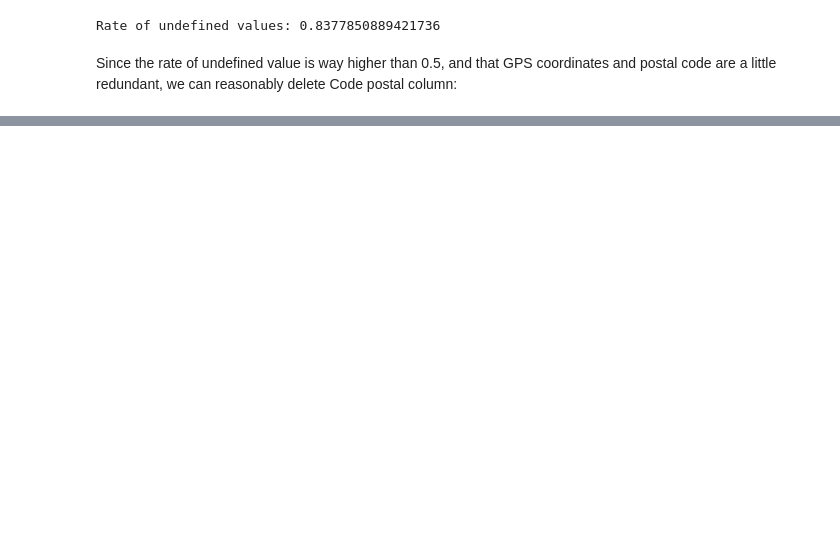
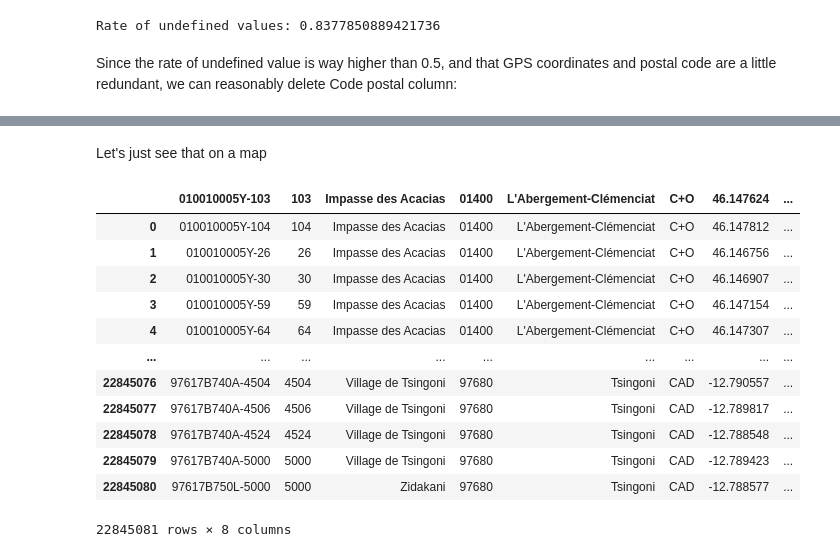
Before and after one commit to youenn-loie/delta, a Jupyter notebook: bars/src/data_bars/main.ipynb, the cells around one changed output, grey strips where cells are left out. Cells and saved outputs as stored; diff of their text form; code cells hidden in the pictures; blank space fills up the shorter version.

```diff
--- a/bars/src/data_bars/main.ipynb
+++ b/bars/src/data_bars/main.ipynb
@@ -75,0 +127,19 @@ data_bars
+# %% [markdown]
+Let's just see that on a map
+# %%
+postalCodes = pd.read_csv('../../data/postal-code.csv')
+postalCodes
+# %% [output]
+|  | 010010005Y-103 | 103 | Impasse des Acacias | 01400 | L'Abergement-Clémenciat | C+O | 46.147624 | ... |
+| 0 | 010010005Y-104 | 104 | Impasse des Acacias | 01400 | L'Abergement-Clémenciat | C+O | 46.147812 | ... |
+| 1 | 010010005Y-26 | 26 | Impasse des Acacias | 01400 | L'Abergement-Clémenciat | C+O | 46.146756 | ... |
+| 2 | 010010005Y-30 | 30 | Impasse des Acacias | 01400 | L'Abergement-Clémenciat | C+O | 46.146907 | ... |
+| 3 | 010010005Y-59 | 59 | Impasse des Acacias | 01400 | L'Abergement-Clémenciat | C+O | 46.147154 | ... |
+| 4 | 010010005Y-64 | 64 | Impasse des Acacias | 01400 | L'Abergement-Clémenciat | C+O | 46.147307 | ... |
+| ... | ... | ... | ... | ... | ... | ... | ... | ... |
+| 22845076 | 97617B740A-4504 | 4504 | Village de Tsingoni | 97680 | Tsingoni | CAD | -12.790557 | ... |
+| 22845077 | 97617B740A-4506 | 4506 | Village de Tsingoni | 97680 | Tsingoni | CAD | -12.789817 | ... |
+| 22845078 | 97617B740A-4524 | 4524 | Village de Tsingoni | 97680 | Tsingoni | CAD | -12.788548 | ... |
+| 22845079 | 97617B740A-5000 | 5000 | Village de Tsingoni | 97680 | Tsingoni | CAD | -12.789423 | ... |
+| 22845080 | 97617B750L-5000 | 5000 | Zidakani | 97680 | Tsingoni | CAD | -12.788577 | ... |
+22845081 rows × 8 columns
```
Also changed, not shown: parts of 14 cells of this notebook.
